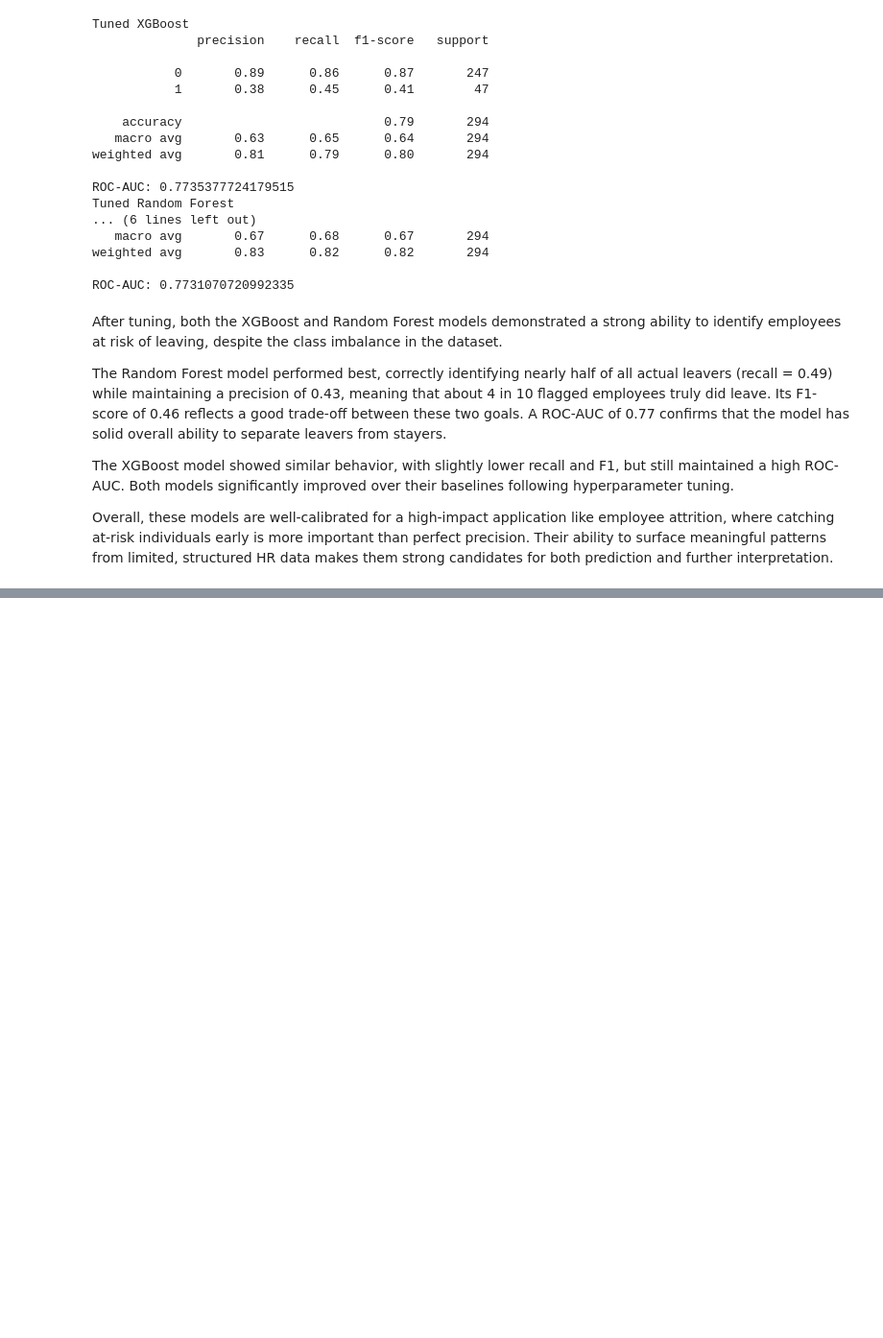
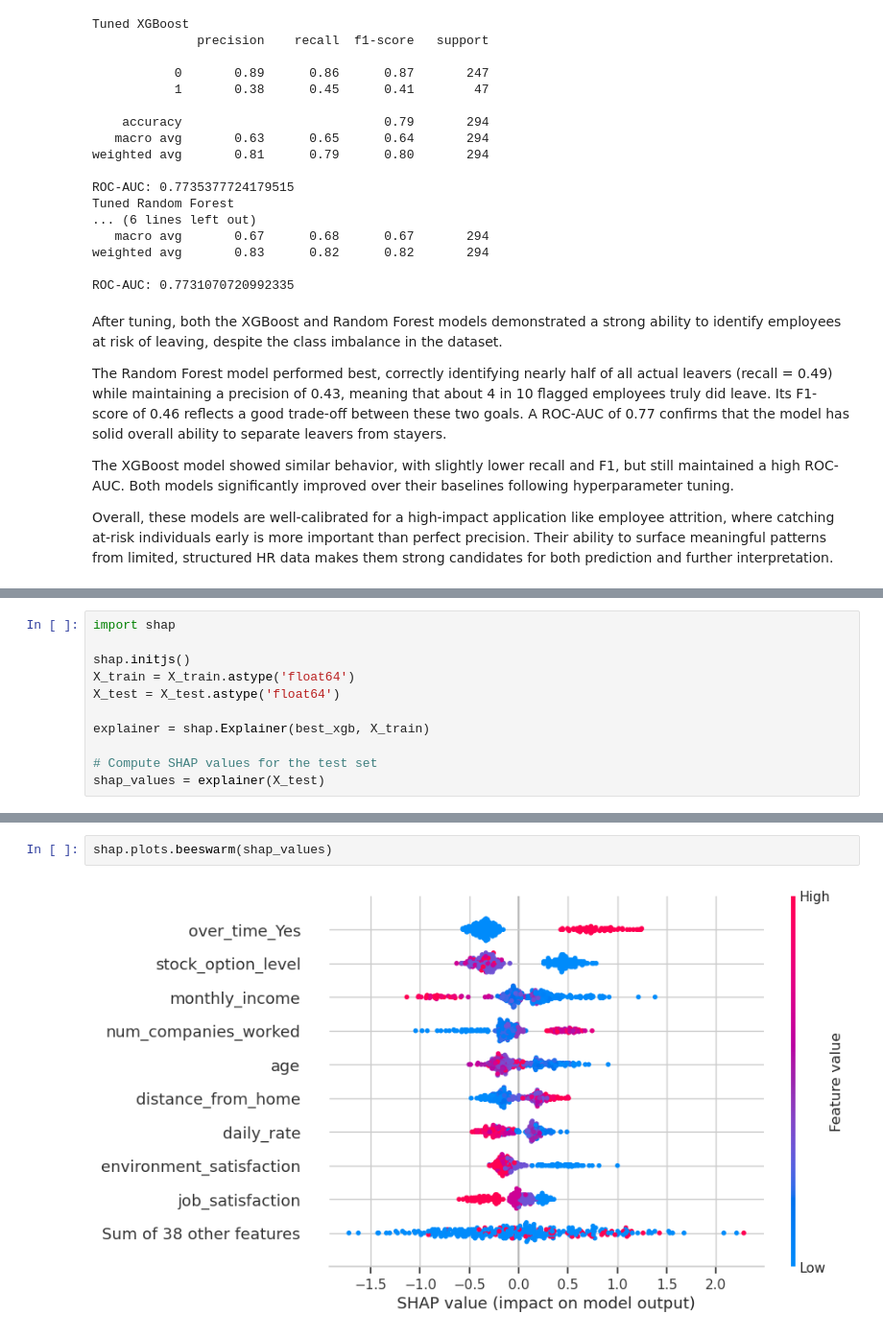
Before and after one commit to robertomulliadi/employee-attrition-prediction, a Jupyter notebook: notebooks/modeling.ipynb, the cells around one changed output, grey strips where cells are left out. Shown: that part at 96% size. Saved outputs shown, nothing was run; the diff lists cells and outputs as text; blank space fills up the shorter version.

Commit message:
Added SHAP Analysis.

```diff
--- a/notebooks/modeling.ipynb
+++ b/notebooks/modeling.ipynb
@@ -346,0 +369,11 @@ Overall, these models are well-calibrated for a high-impact application like emp
+# %%
+import shap
+
+shap.initjs()
+X_train = X_train.astype('float64')
+X_test = X_test.astype('float64')
+
+explainer = shap.Explainer(best_xgb, X_train)
+
+# Compute SHAP values for the test set
+shap_values = explainer(X_test)
@@ -346,0 +382,4 @@ Overall, these models are well-calibrated for a high-impact application like emp
+# %%
+shap.plots.beeswarm(shap_values)
+# %% [output]
+[figure, added]
```
Also changed, not shown: parts of 9 cells of this notebook.
